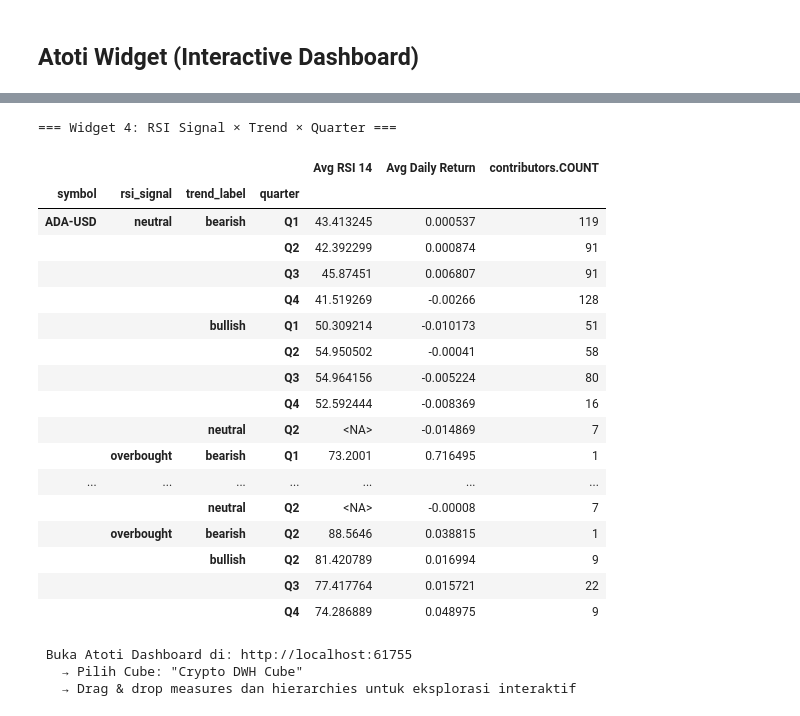
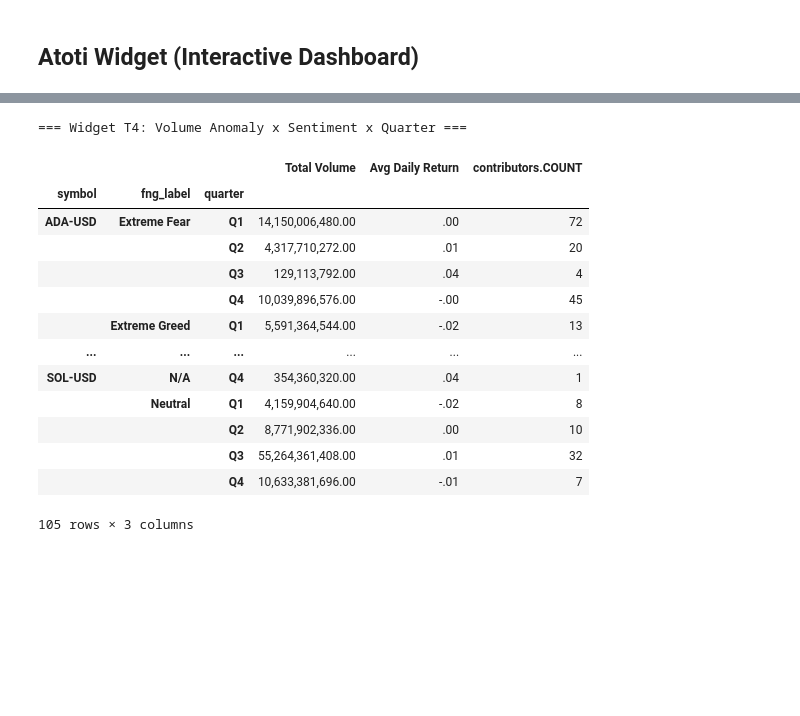
Before and after one commit to Rizki0907/DataWarehouse_UAS_Project, a Jupyter notebook: notebooks/atoti.ipynb, the cells around one changed output, grey strips where cells are left out. Drawn from its saved outputs; the diff is of its cells as text; code cells hidden in the pictures; blank space fills up the shorter version.

```diff
--- a/notebooks/atoti.ipynb
+++ b/notebooks/atoti.ipynb
@@ -118,11 +122,17 @@ df['week']         = df['week'].astype(int)
 
 numeric_cols = ['open','high','low','close','volume','fng_value',
                 'daily_return','ma7','ma30','volatility_7d','rsi_14','volume_zscore']
+
+if 'is_market_anomaly_ml' in df.columns:
+    df['is_market_anomaly_ml'] = df['is_market_anomaly_ml'].astype(str)
+if 'predicted_fng_label_tomorrow' in df.columns:
+    df['predicted_fng_label_tomorrow'] = df['predicted_fng_label_tomorrow'].astype(str)
+
 for col in numeric_cols:
     if col in df.columns:
         df[col] = pd.to_numeric(df[col], errors='coerce')
 
 print(f' Denormalized DataFrame shape: {df.shape}')
-print(f'   Kolom: {list(df.columns)}')
+print(f'   Columns: {list(df.columns)}')
 df.head(3)
 # %% [output]
@@ -591,42 +684,29 @@ widget_vol_anomaly.head(30)
 # %%
-widget_rsi = cube.query(
-    m['Avg RSI 14'],
+widget_t4 = cube.query(
+    m['Total Volume'],
     m['Avg Daily Return'],
     m['contributors.COUNT'],
     levels=[
         h['symbol']['symbol'],
-        h['rsi_signal']['rsi_signal'],
-        h['trend_label']['trend_label'],
+        h['fng_label']['fng_label'],
         h['quarter']['quarter']
     ]
 )
-print('=== Widget 4: RSI Signal x Trend x Quarter ===')
-widget_rsi.head(30)
+print('=== Widget T4: Volume Anomaly x Sentiment x Quarter ===')
+widget_t4
 # %% [output]
-=== Widget 4: RSI Signal × Trend × Quarter ===
+=== Widget T4: Volume Anomaly x Sentiment x Quarter ===
-|  |  |  |  | Avg RSI 14 | Avg Daily Return | contributors.COUNT |
-| symbol | rsi_signal | trend_label | quarter |  |  |  |
-| ADA-USD | neutral | bearish | Q1 | 43.413245 | 0.000537 | 119 |
-|  |  |  | Q2 | 42.392299 | 0.000874 | 91 |
-|  |  |  | Q3 | 45.87451 | 0.006807 | 91 |
-|  |  |  | Q4 | 41.519269 | -0.00266 | 128 |
-|  |  | bullish | Q1 | 50.309214 | -0.010173 | 51 |
-|  |  |  | Q2 | 54.950502 | -0.00041 | 58 |
-|  |  |  | Q3 | 54.964156 | -0.005224 | 80 |
-|  |  |  | Q4 | 52.592444 | -0.008369 | 16 |
-|  |  | neutral | Q2 | <NA> | -0.014869 | 7 |
-|  | overbought | bearish | Q1 | 73.2001 | 0.716495 | 1 |
-| ... | ... | ... | ... | ... | ... | ... |
-|  |  | neutral | Q2 | <NA> | -0.00008 | 7 |
-|  | overbought | bearish | Q2 | 88.5646 | 0.038815 | 1 |
-|  |  | bullish | Q2 | 81.420789 | 0.016994 | 9 |
-|  |  |  | Q3 | 77.417764 | 0.015721 | 22 |
-|  |  |  | Q4 | 74.286889 | 0.048975 | 9 |
+|  |  |  | Total Volume | Avg Daily Return | contributors.COUNT |
+| symbol | fng_label | quarter |  |  |  |
+| ADA-USD | Extreme Fear | Q1 | 14,150,006,480.00 | .00 | 72 |
+|  |  | Q2 | 4,317,710,272.00 | .01 | 20 |
+|  |  | Q3 | 129,113,792.00 | .04 | 4 |
+|  |  | Q4 | 10,039,896,576.00 | -.00 | 45 |
+|  | Extreme Greed | Q1 | 5,591,364,544.00 | -.02 | 13 |
+| ... | ... | ... | ... | ... | ... |
+| SOL-USD | N/A | Q4 | 354,360,320.00 | .04 | 1 |
+|  | Neutral | Q1 | 4,159,904,640.00 | -.02 | 8 |
+|  |  | Q2 | 8,771,902,336.00 | .00 | 10 |
+|  |  | Q3 | 55,264,361,408.00 | .01 | 32 |
+|  |  | Q4 | 10,633,381,696.00 | -.01 | 7 |
+105 rows × 3 columns
-# %%
-print(f'\n Open Atoti Dashboard at: {session.url}')
-print('   → Select Cube: "Crypto DWH Cube"')
-print('   → Drag & drop measures and hierarchies for interactive exploration')
-# %% [output]
- Buka Atoti Dashboard di: http://localhost:61755
-   → Pilih Cube: "Crypto DWH Cube"
-   → Drag & drop measures dan hierarchies untuk eksplorasi interaktif
```
Also changed, not shown: parts of 30 cells of this notebook, 1 other file.
